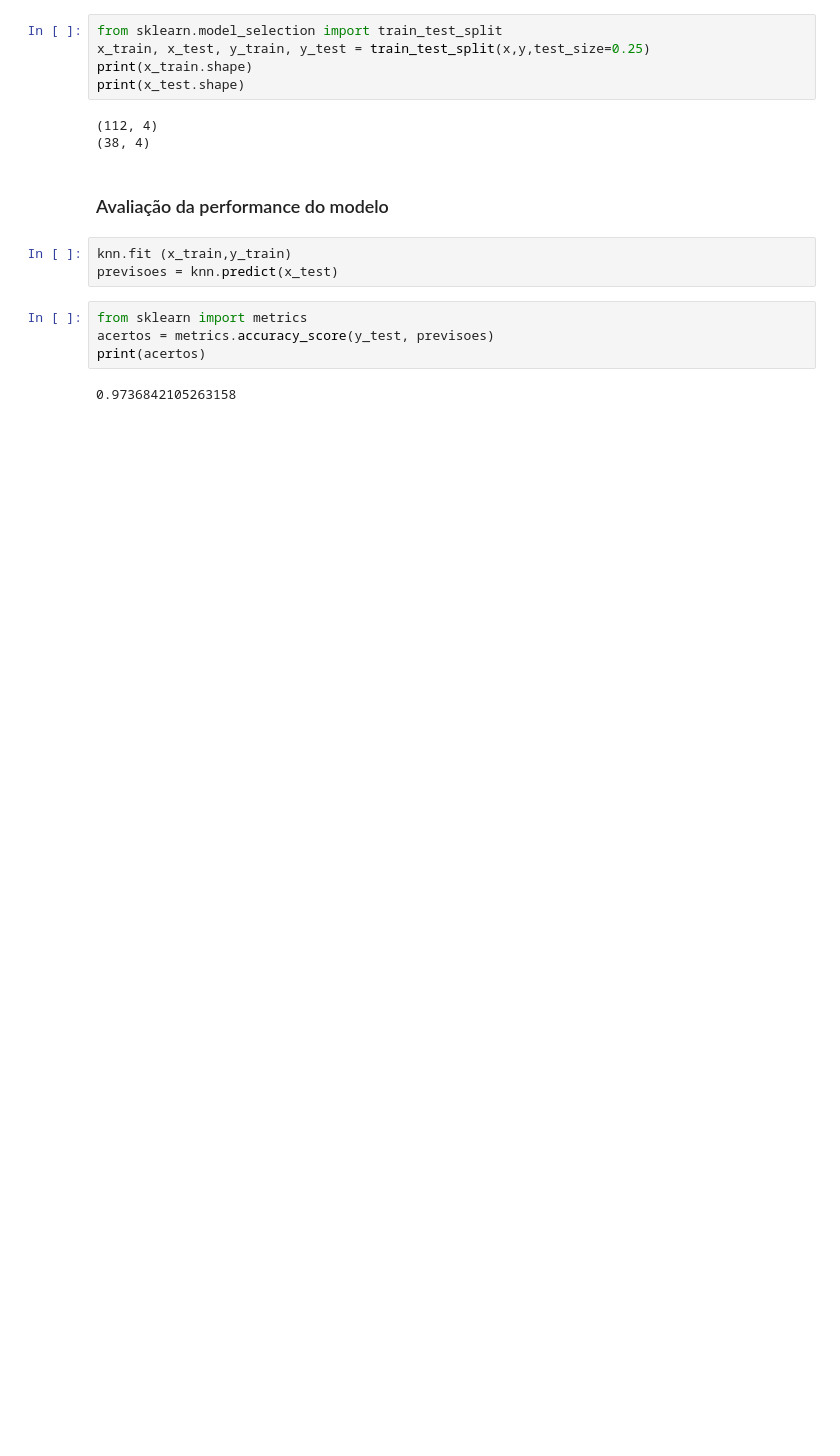
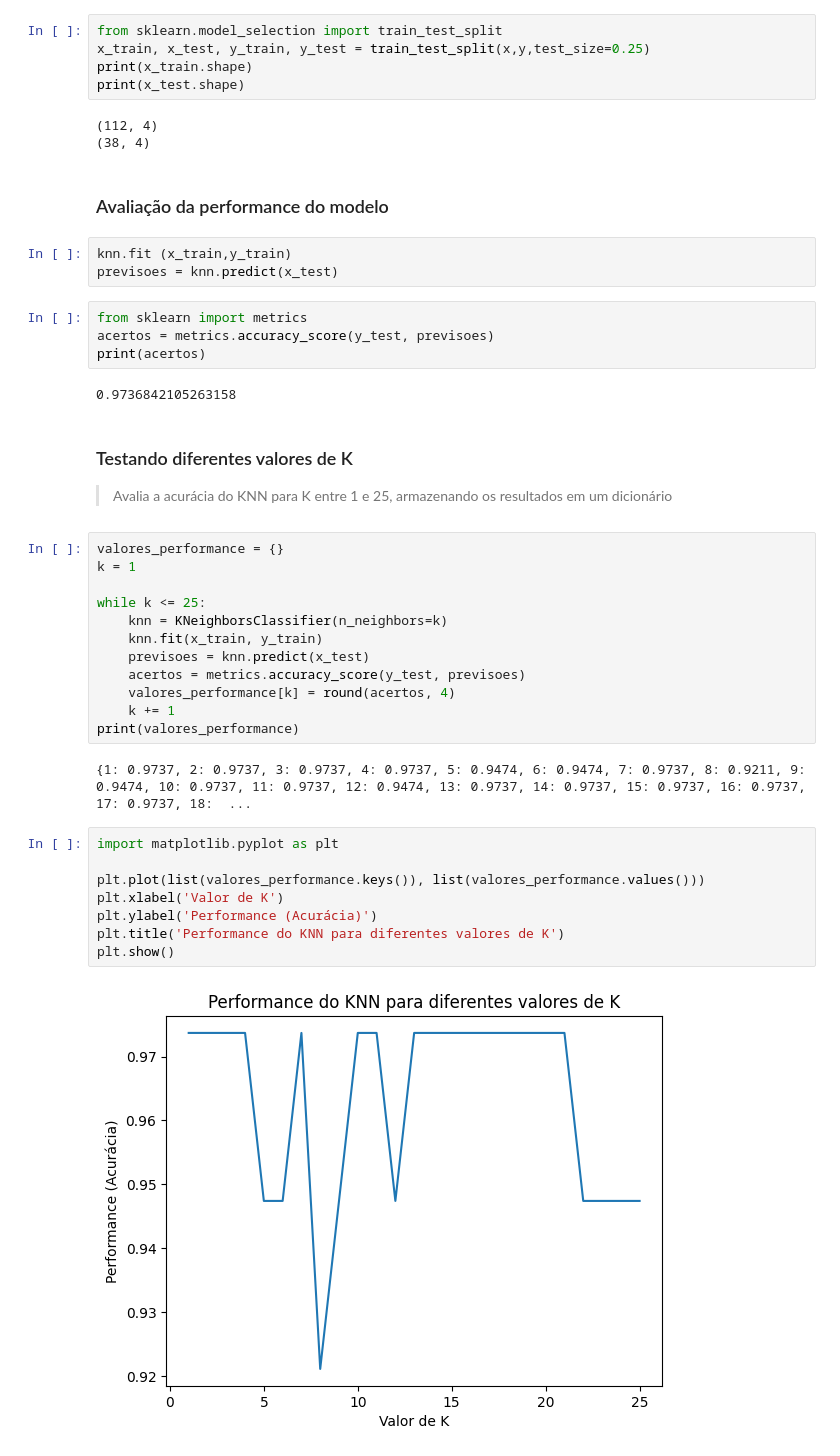
Before and after one commit to agnaldo-gonzaga/Data-Science-Learning, a Jupyter notebook: 04-Machine-Learning/iris_dataset.ipynb, the cells around one changed output. Drawn from its saved outputs; the diff is of its cells as text; blank space fills up the shorter version.

Commit message:
Praticando Python | Scikit-Learn | Plota gráfico de performance do KNN para K de 1 a 25

```diff
--- a/04-Machine-Learning/iris_dataset.ipynb
+++ b/04-Machine-Learning/iris_dataset.ipynb
@@ -111,3 +111,31 @@ acertos = metrics.accuracy_score(y_test, previsoes)
 print(acertos)
 # %% [output]
 0.9736842105263158
+# %% [markdown]
+###  Testando diferentes valores de K
+
+> Avalia a acurácia do KNN para K entre 1 e 25, armazenando os resultados em um dicionário
+# %%
+valores_performance = {}
+k = 1
+
+while k <= 25:
+    knn = KNeighborsClassifier(n_neighbors=k)
+    knn.fit(x_train, y_train)
+    previsoes = knn.predict(x_test)
+    acertos = metrics.accuracy_score(y_test, previsoes)
+    valores_performance[k] = round(acertos, 4)
+    k += 1
+print(valores_performance)
+# %% [output]
+{1: 0.9737, 2: 0.9737, 3: 0.9737, 4: 0.9737, 5: 0.9474, 6: 0.9474, 7: 0.9737, 8: 0.9211, 9: 0.9474, 10: 0.9737, 11: 0.9737, 12: 0.9474, 13: 0.9737, 14: 0.9737, 15: 0.9737, 16: 0.9737, 17: 0.9737, 18:  ...
+# %%
+import matplotlib.pyplot as plt
+
+plt.plot(list(valores_performance.keys()), list(valores_performance.values()))
+plt.xlabel('Valor de K')
+plt.ylabel('Performance (Acurácia)')
+plt.title('Performance do KNN para diferentes valores de K')
+plt.show()
+# %% [output]
+[figure, added]
```
Also changed, not shown: parts of 1 cell of this notebook.
